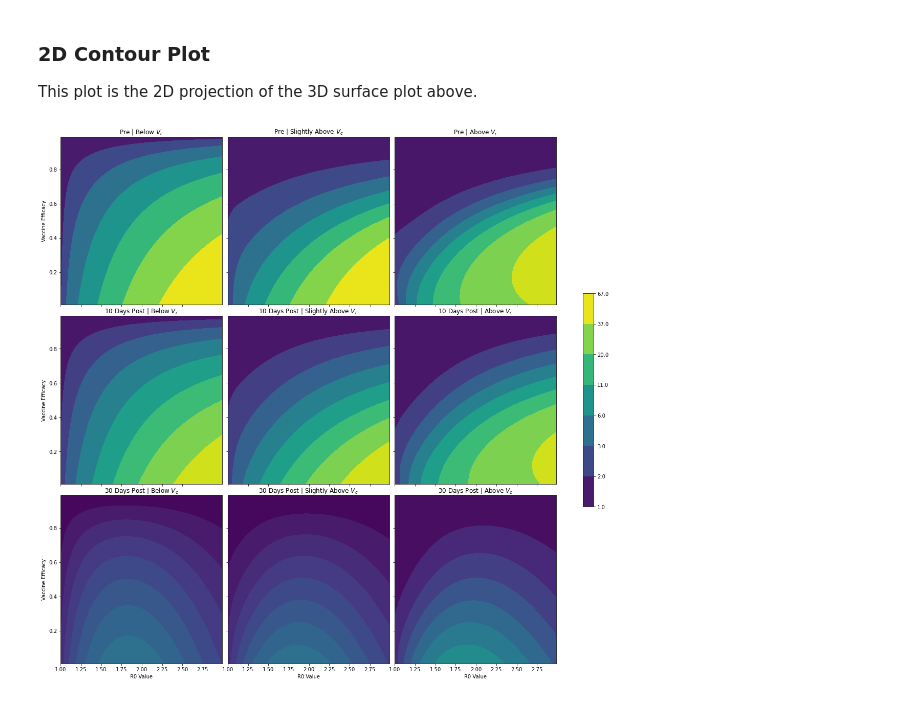
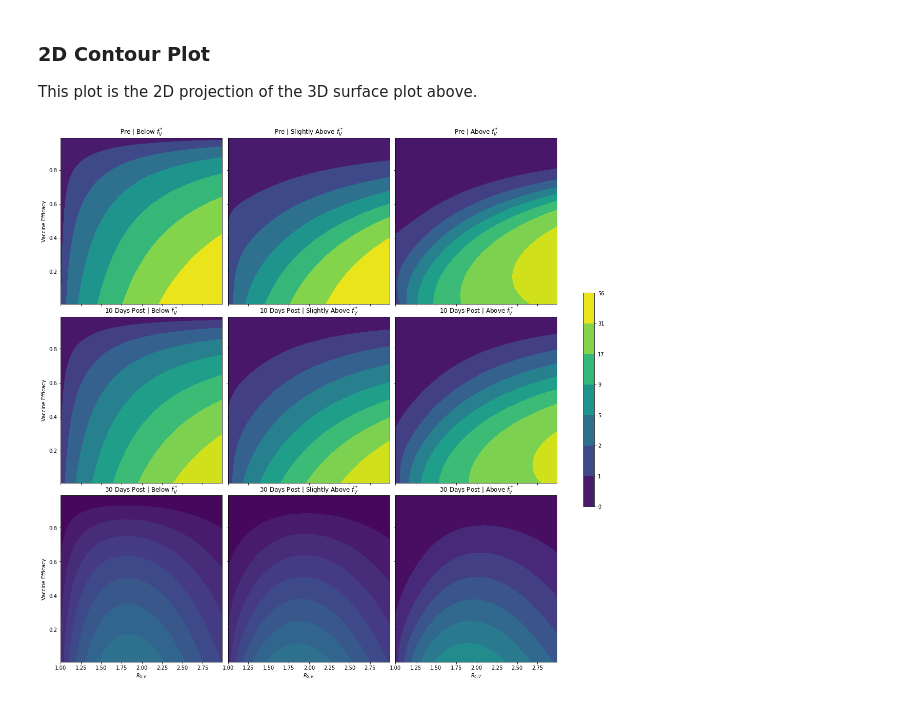
Before and after one commit to anjalika-nande/VaccineEfficacy, a Jupyter notebook: Scenarios.ipynb, the cells around one changed output. Drawn from its saved outputs; the diff is of its cells as text; code cells hidden in the pictures.

```diff
--- a/Scenarios.ipynb
+++ b/Scenarios.ipynb
@@ -342,45 +358,46 @@ norm = plt.Normalize(np.min(np.log(pre_plot_diff_below+1)), np.max(np.log(pre_pl
 
 # Pre-transmission
 proj = axes[0,0].contourf(pre_plot_R0, pre_plot_VE, np.log(pre_plot_diff_below+1), norm=norm, cmap='viridis')
-axes[0,0].set_title('Pre | Below $V_c$')
+axes[0,0].set_title('Pre | Below $f^*_V$')
 axes[0,0].set_ylabel('Vaccine Efficacy')
 
 axes[0,1].contourf(pre_plot_R0, pre_plot_VE, np.log(pre_plot_diff_slabove+1), norm=norm, cmap='viridis')
-axes[0,1].set_title('Pre | Slightly Above $V_c$')
+axes[0,1].set_title('Pre | Slightly Above $f^*_V$')
 
 #ax3 = fig.add_subplot(133)
 axes[0,2].contourf(pre_plot_R0, pre_plot_VE, np.log(pre_plot_diff_above+1), norm=norm, cmap='viridis')
-axes[0,2].set_title('Pre | Above $V_c$')
+axes[0,2].set_title('Pre | Above $f^*_V$')
 
 # 10 days post-transmission
 axes[1,0].contourf(post10_plot_R0, post10_plot_VE, np.log(post10_plot_diff_below+1), norm=norm, cmap='viridis')
-axes[1,0].set_title('10 Days Post | Below $V_c$')
+axes[1,0].set_title('10 Days Post | Below $f^*_V$')
 axes[1,0].set_ylabel('Vaccine Efficacy')
 
 axes[1,1].contourf(post10_plot_R0, post10_plot_VE, np.log(post10_plot_diff_slabove+1), norm=norm, cmap='viridis')
-axes[1,1].set_title('10 Days Post | Slightly Above $V_c$')
+axes[1,1].set_title('10 Days Post | Slightly Above $f^*_V$')
 
 axes[1,2].contourf(post10_plot_R0, post10_plot_VE, np.log(post10_plot_diff_above+1), norm=norm, cmap='viridis')
-axes[1,2].set_title('10 Days Post | Above $V_c$')
+axes[1,2].set_title('10 Days Post | Above $f^*_V$')
 
 # 30 days post-transmission
 axes[2,0].contourf(post30_plot_R0, post30_plot_VE, np.log(post30_plot_diff_below+1), norm=norm, cmap='viridis')
-axes[2,0].set_title('30 Days Post | Below $V_c$')
+axes[2,0].set_title('30 Days Post | Below $f^*_V$')
 axes[2,0].set_ylabel('Vaccine Efficacy')
-axes[2,0].set_xlabel('R0 Value')
+axes[2,0].set_xlabel('$R_{0,V}$')
 
 axes[2,1].contourf(post30_plot_R0, post30_plot_VE, np.log(post30_plot_diff_slabove+1), norm=norm, cmap='viridis')
-axes[2,1].set_title('30 Days Post | Slightly Above $V_c$')
-axes[2,1].set_xlabel('R0 Value')
+axes[2,1].set_title('30 Days Post | Slightly Above $f^*_V$')
+axes[2,1].set_xlabel('$R_{0,V}$')
 
 axes[2,2].contourf(post30_plot_R0, post30_plot_VE, np.log(post30_plot_diff_above+1), norm=norm, cmap='viridis')
-axes[2,2].set_title('30 Days Post | Above $V_c$')
-axes[2,2].set_xlabel('R0 Value')
+axes[2,2].set_title('30 Days Post | Above $f^*_V$')
+axes[2,2].set_xlabel('$R_{0,V}$')
 
-fig.tight_layout(pad=0.05)
+fig.tight_layout(pad=0.1)
 cb = fig.colorbar(mappable=proj, ax=axes, fraction=0.02, shrink=0.5)
-cb.ax.set_yticklabels(np.round(np.exp(np.linspace(0.0, 4.2, 8))))
+cblabels = np.interp(cb.ax.get_yticks(), cb.ax.get_ylim(), surf1.get_clim())
+cb.ax.set_yticklabels(np.round(np.exp(cblabels)-1).astype(int))
 #plt.savefig('VE vs R0 2D Contour Plot', bbox_inches='tight')
 plt.show()
 # %% [output]
-[figure, old version]
+[figure, new version]
```
Also changed, not shown: parts of 3 cells of this notebook, 2 other files.
